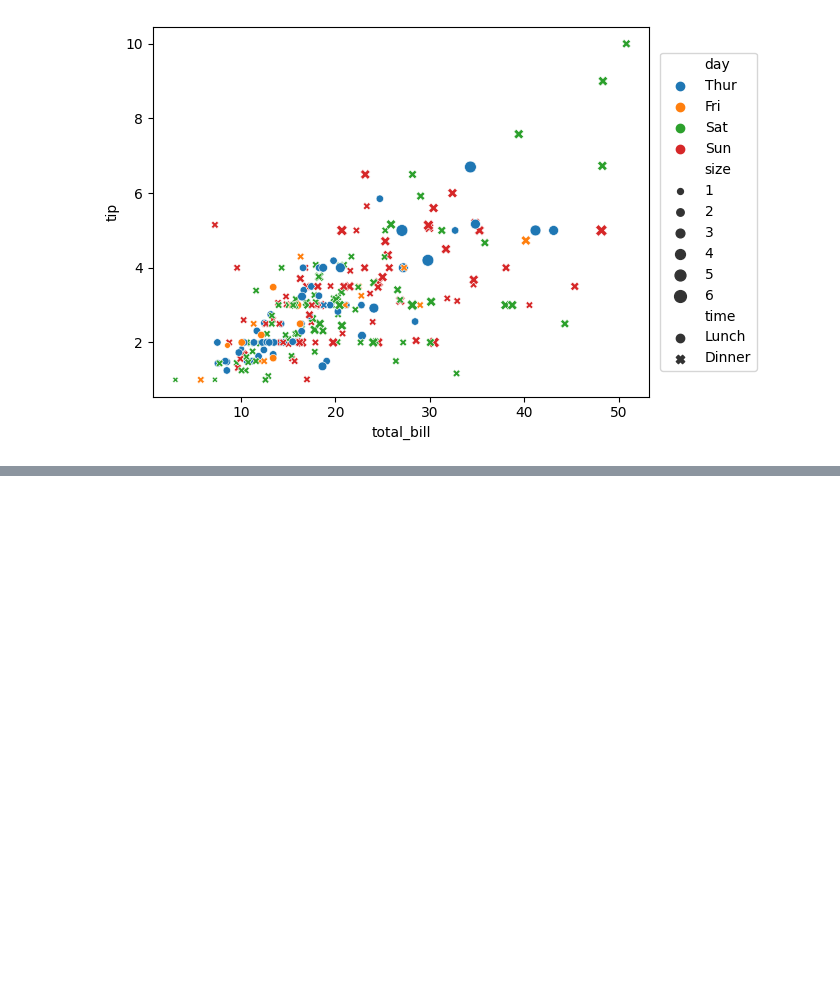
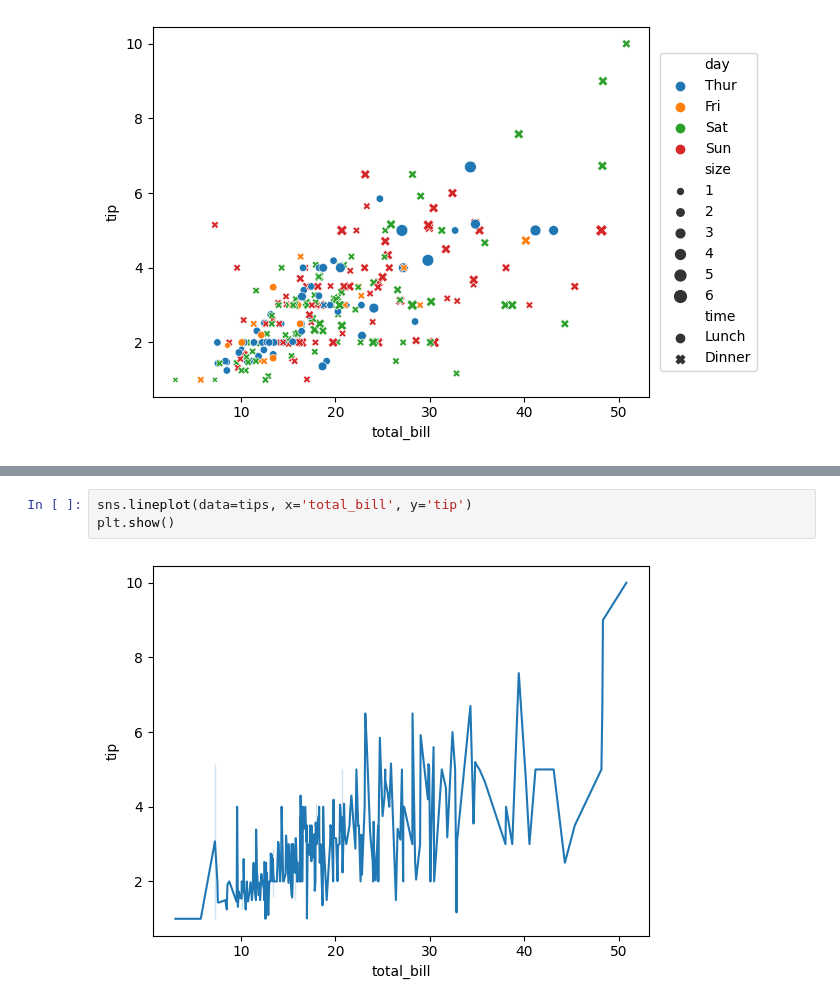
Before and after one commit to AngelDHackerman/fullDataSciencePath, a Jupyter notebook: basico_visualizacion_datos_matplotlib_seaborn/seaborn_examples/relation.ipynb, the cells around one changed output, grey strips where cells are left out. Cells and saved outputs as stored; diff of their text form; blank space fills up the shorter version.

```diff
--- a/basico_visualizacion_datos_matplotlib_seaborn/seaborn_examples/relation.ipynb
+++ b/basico_visualizacion_datos_matplotlib_seaborn/seaborn_examples/relation.ipynb
@@ -28,0 +32,5 @@ plt.show()
+# %%
+sns.lineplot(data=tips, x='total_bill', y='tip')
+plt.show()
+# %% [output]
+[figure, added]
```
Also changed, not shown: parts of 2 cells of this notebook.
